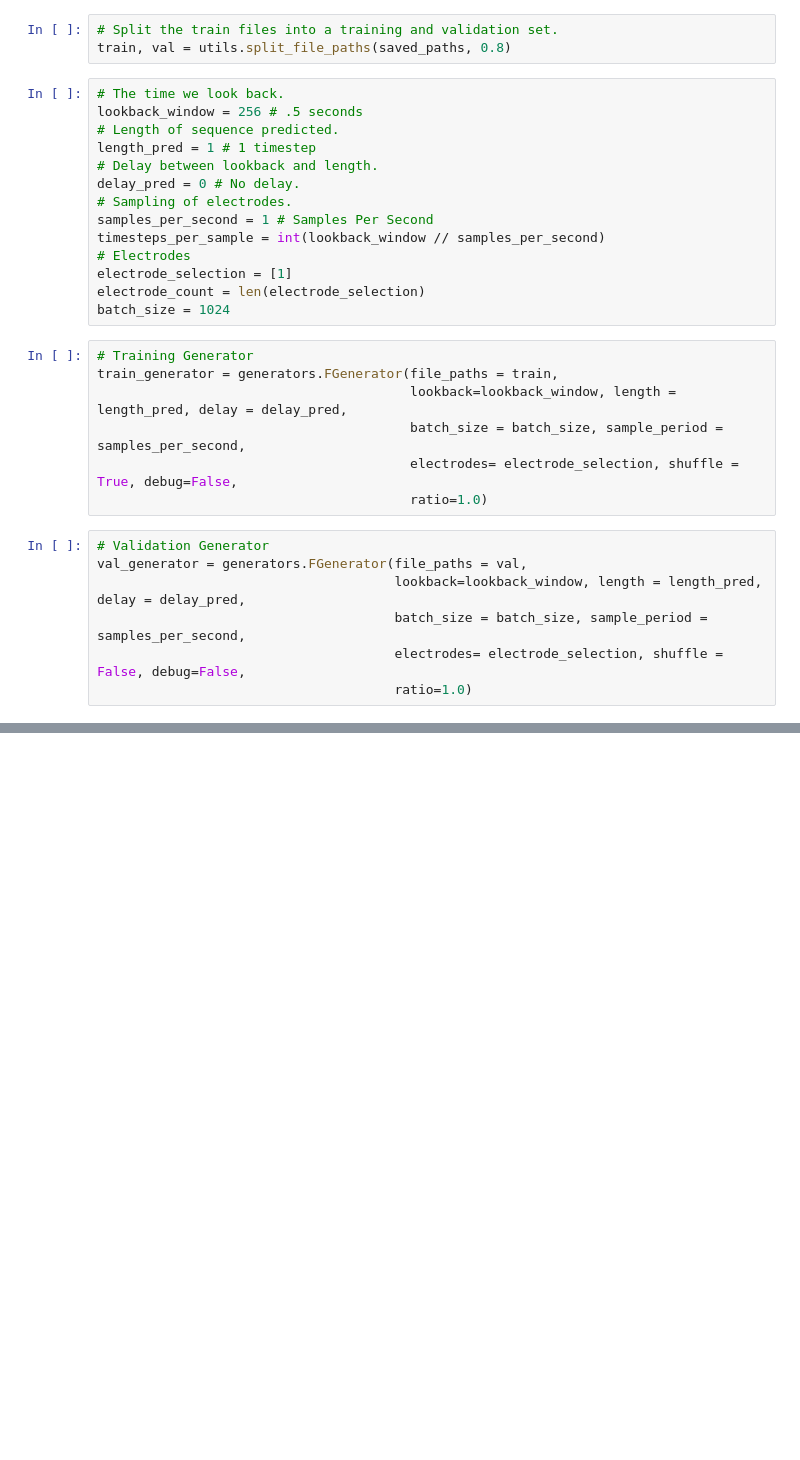
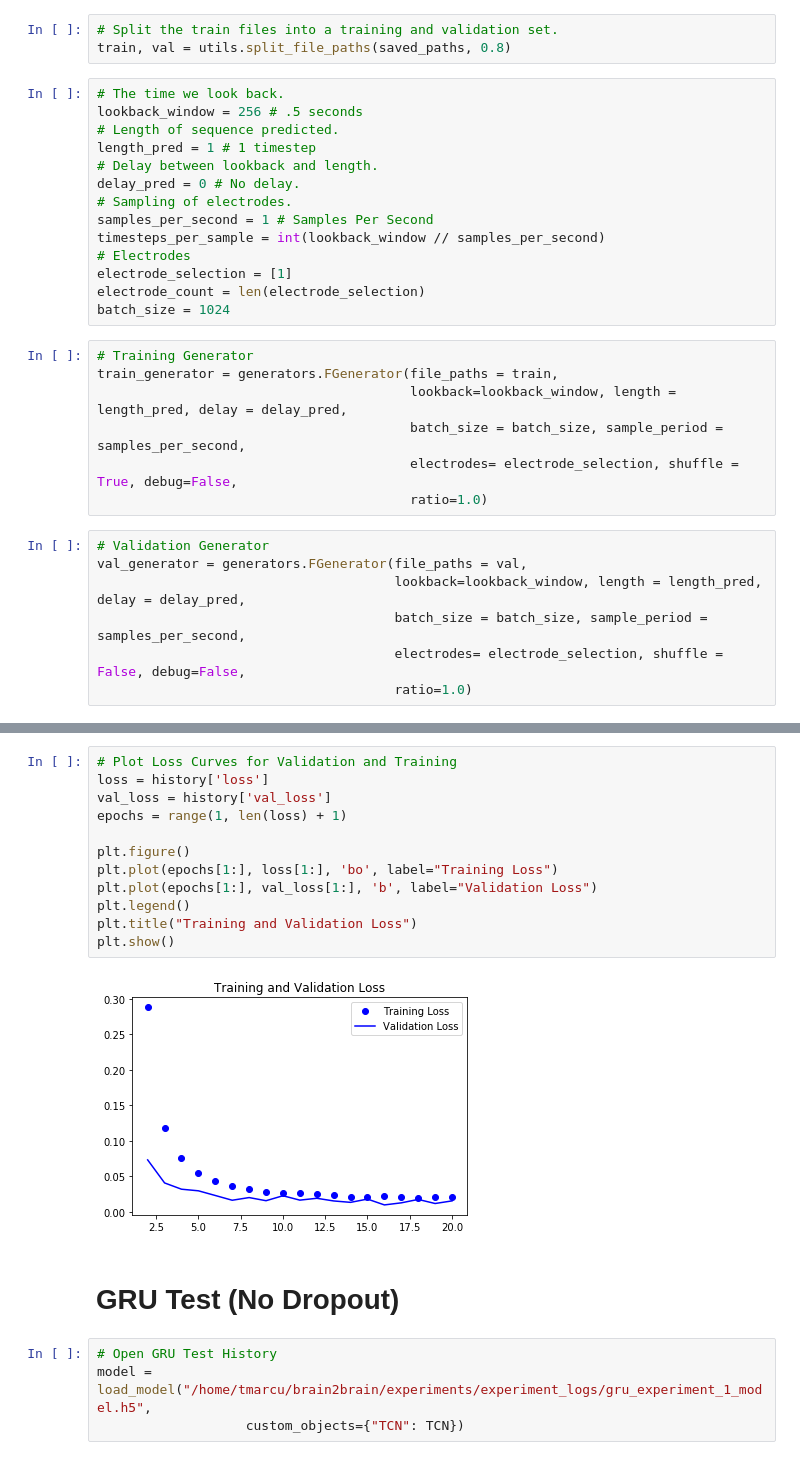
Before and after one commit to theodormarcu/brain2brain, a Jupyter notebook: experiments/visualize.ipynb, the cells around one changed output, grey strips where cells are left out. Cells and saved outputs as stored; diff of their text form; blank space fills up the shorter version.

```diff
--- a/experiments/visualize.ipynb
+++ b/experiments/visualize.ipynb
@@ -77,0 +104,20 @@ model = load_model("/home/tmarcu/brain2brain/experiment_test_676_bs128_tcn_2_mod
+# %%
+# Plot Loss Curves for Validation and Training
+loss = history['loss']
+val_loss = history['val_loss']
+epochs = range(1, len(loss) + 1)
+
+plt.figure()
+plt.plot(epochs[1:], loss[1:], 'bo', label="Training Loss")
+plt.plot(epochs[1:], val_loss[1:], 'b', label="Validation Loss")
+plt.legend()
+plt.title("Training and Validation Loss")
+plt.show()
+# %% [output]
+[figure, added]
+# %% [markdown]
+# GRU Test (No Dropout)
+# %%
+# Open GRU Test History
+model = load_model("/home/tmarcu/brain2brain/experiments/experiment_logs/gru_experiment_1_model.h5",
+                   custom_objects={"TCN": TCN})
```
Also changed, not shown: parts of 21 cells of this notebook, 4 other files.
